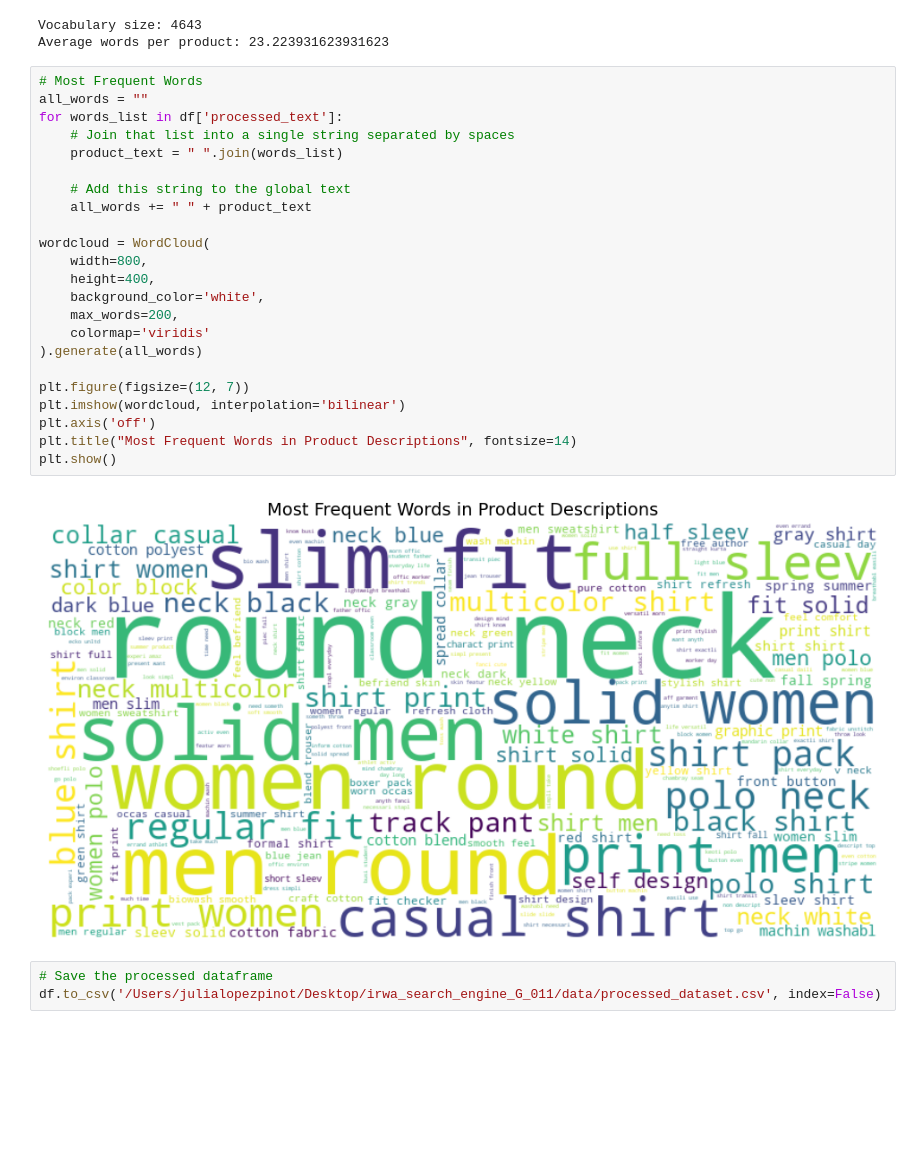
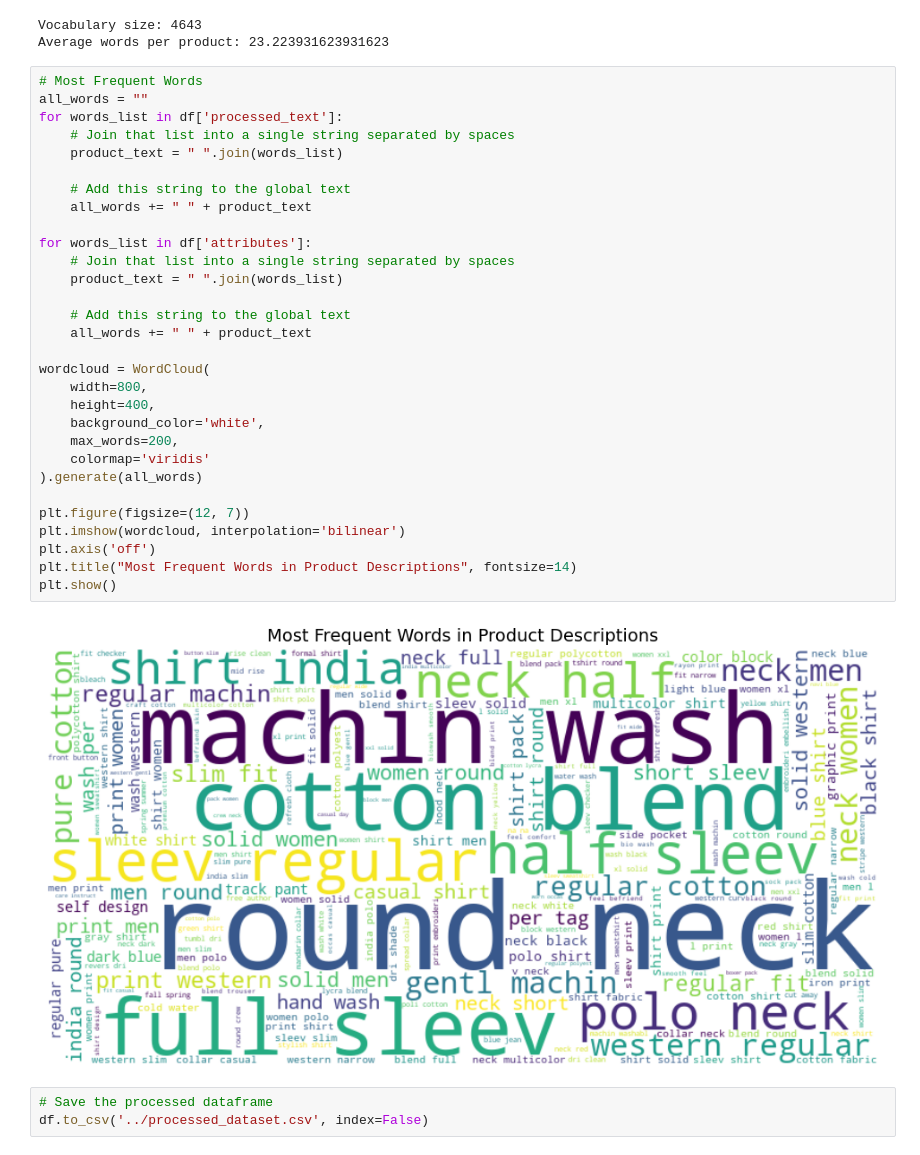
Before and after one commit to juliaaaloopez/irwa_search_engine_G_011, a Jupyter notebook: project_progress/part_1/Part_1.ipynb, the cells around one changed output. Cells and saved outputs as stored; diff of their text form; blank space fills up the shorter version.

```diff
--- a/project_progress/part_1/Part_1.ipynb
+++ b/project_progress/part_1/Part_1.ipynb
@@ -567,28 +567,35 @@ Average words per product: 23.223931623931623
 # %%
 # Most Frequent Words
 all_words = ""
 for words_list in df['processed_text']:
+    # Join that list into a single string separated by spaces
+    product_text = " ".join(words_list)
+
+    # Add this string to the global text
+    all_words += " " + product_text
+
+for words_list in df['attributes']:
     # Join that list into a single string separated by spaces
     product_text = " ".join(words_list)
 
     # Add this string to the global text
     all_words += " " + product_text
 
 wordcloud = WordCloud(
     width=800,
     height=400,
     background_color='white',
     max_words=200,
     colormap='viridis'
 ).generate(all_words)
 
 plt.figure(figsize=(12, 7))
 plt.imshow(wordcloud, interpolation='bilinear')
 plt.axis('off')
 plt.title("Most Frequent Words in Product Descriptions", fontsize=14)
 plt.show()
 # %% [output]
-[figure, old version]
+[figure, new version]
 # %%
 # Save the processed dataframe
-df.to_csv('/Users/julialopezpinot/Desktop/irwa_search_engine_G_011/data/processed_dataset.csv', index=False)
+df.to_csv('../processed_dataset.csv', index=False)
```
Also changed, not shown: parts of 1 cell of this notebook, 4 other files.
